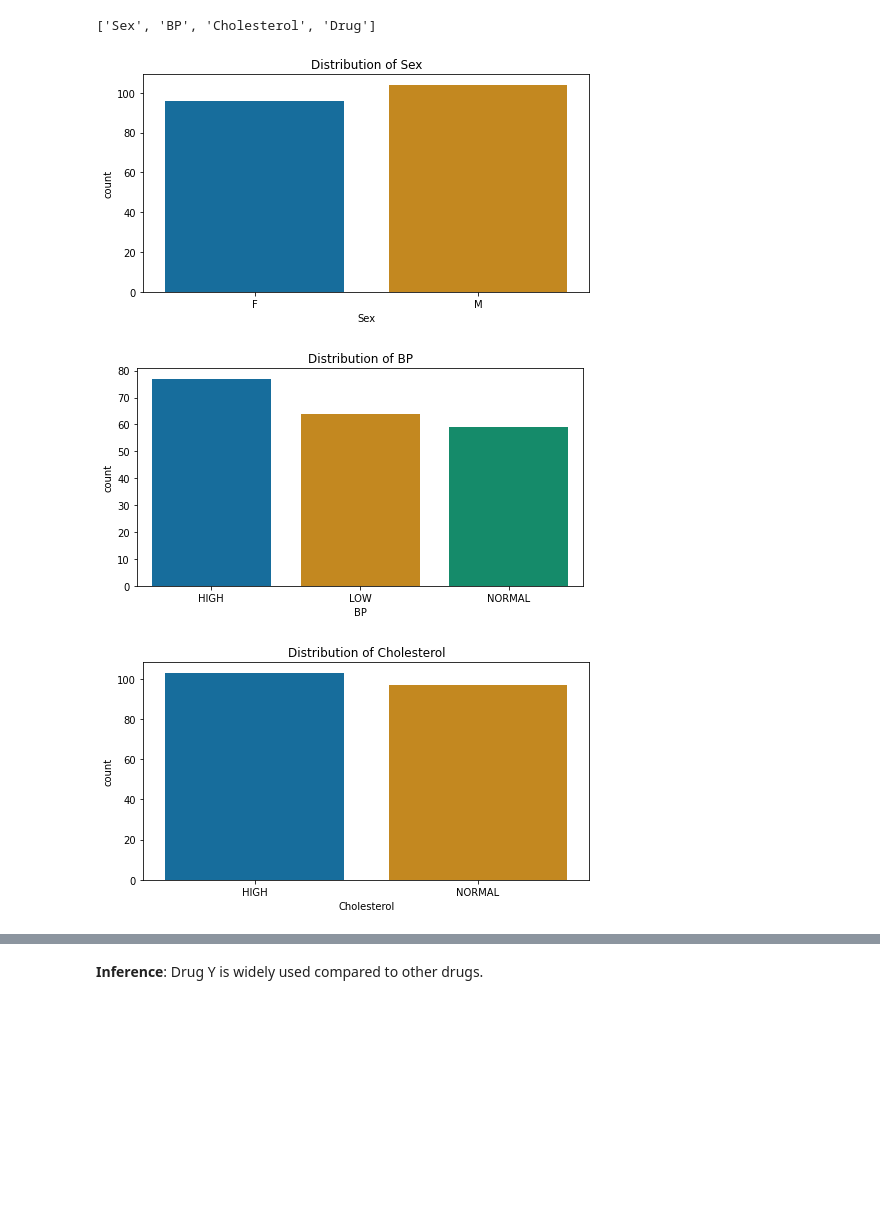
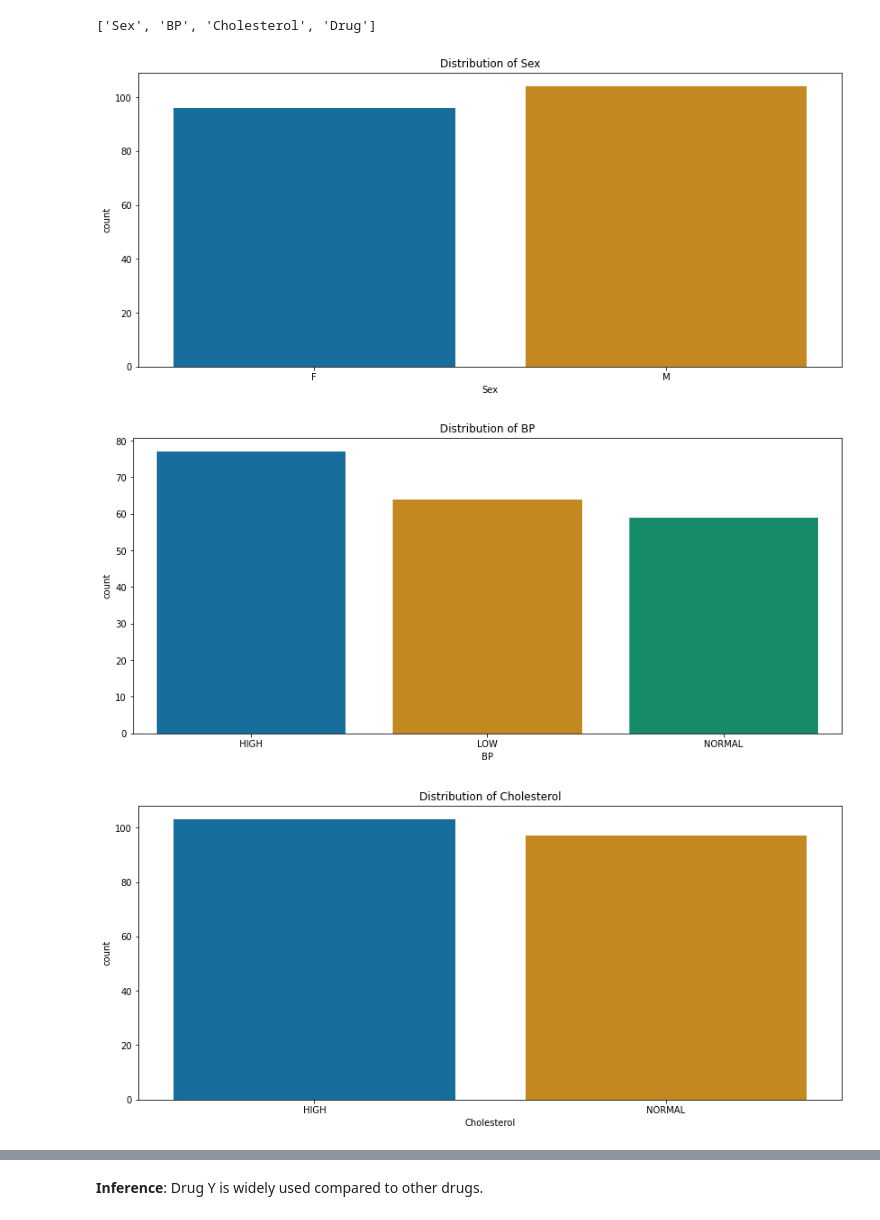
Before and after one commit to andydaehn/Drug_Classification, a Jupyter notebook: Drug_Classify.ipynb, the cells around one changed output, grey strips where cells are left out. Drawn from its saved outputs; the diff is of its cells as text; code cells hidden in the pictures; blank space fills up the shorter version.

```diff
--- a/Drug_Classify.ipynb
+++ b/Drug_Classify.ipynb
@@ -12,10 +12,11 @@ import numpy as np
 import pandas as pd
 import matplotlib.pyplot as plt
 import seaborn as sns
+from sklearn.model_selection import train_test_split
+from sklearn.preprocessing import LabelEncoder
 from sklearn.ensemble import RandomForestClassifier
+from sklearn.tree import DecisionTreeClassifier
 from sklearn.metrics import accuracy_score, classification_report
-from sklearn.tree import DecisionTreeClassifier
-from sklearn.model_selection import train_test_split
 from IPython.display import display
 
 # Pretty display for notebooks
@@ -24,9 +25,10 @@ from IPython.display import display
 # Ensure visualizations can be viewed by all
 vis_color = 'colorblind'
 hex_color = '#004c99'
+cmap_color = 'jet'
 
 # Load the dataset
-feat_df = pd.read_csv('drug200.csv')
+explore_df = pd.read_csv('drug200.csv')
 # %% [markdown]
 ## Exploratory Data Analysis
 # %%
@@ -70,7 +72,7 @@ None
 ### Analysis of Numerical Features
 # %%
 # Combine all numerical features
-numerical_cols = feat_df.select_dtypes(include=np.number).columns.to_list()
+numerical_cols = explore_df.select_dtypes(include=np.number).columns.to_list()
 numerical_cols
 # %% [output]
 ['Age', 'Na_to_K']
@@ -78,7 +80,7 @@ numerical_cols
 # Plot numerical column
 for col in numerical_cols:
     plt.figure(figsize=(14,6))
-    sns.histplot(data=feat_df,x=col,bins=15,color=hex_color)
+    sns.histplot(data=explore_df,x=col,bins=15,color=hex_color)
     plt.title(f"Distribution of {col}")
 # %% [output]
 [figure]
@@ -94,17 +96,17 @@ Skewness: 1.039341
 ### Analysis of Categorical Features
 # %%
 # Combine all categorical features
-categorical_cols=feat_df.select_dtypes(include=object).columns.to_list()
+categorical_cols=explore_df.select_dtypes(include=object).columns.to_list()
 categorical_cols
 # %% [output]
 ['Sex', 'BP', 'Cholesterol', 'Drug']
 # %%
 # Plot categorical columns
 for col in categorical_cols:
-    plt.figure(figsize=(8,4))
-    sns.countplot(data=feat_df,x=col,palette=vis_color)
+    plt.figure(figsize=(14,6))
+    sns.countplot(data=explore_df,x=col,palette=vis_color)
     plt.title(f"Distribution of {col}")
 # %% [output]
-[figure, old version]
+[figure, new version]
-[figure, old version]
+[figure, new version]
-[figure, old version]
+[figure, new version]
```
Also changed, not shown: parts of 25 cells of this notebook.
